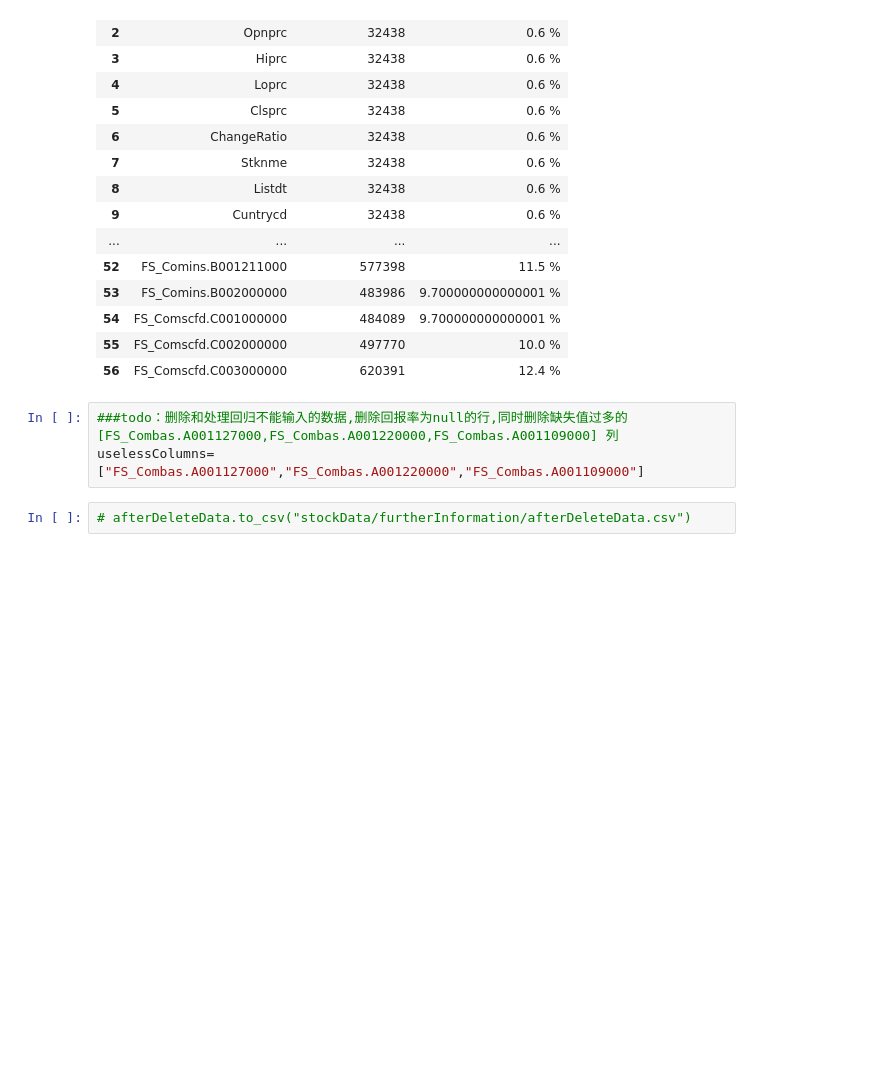
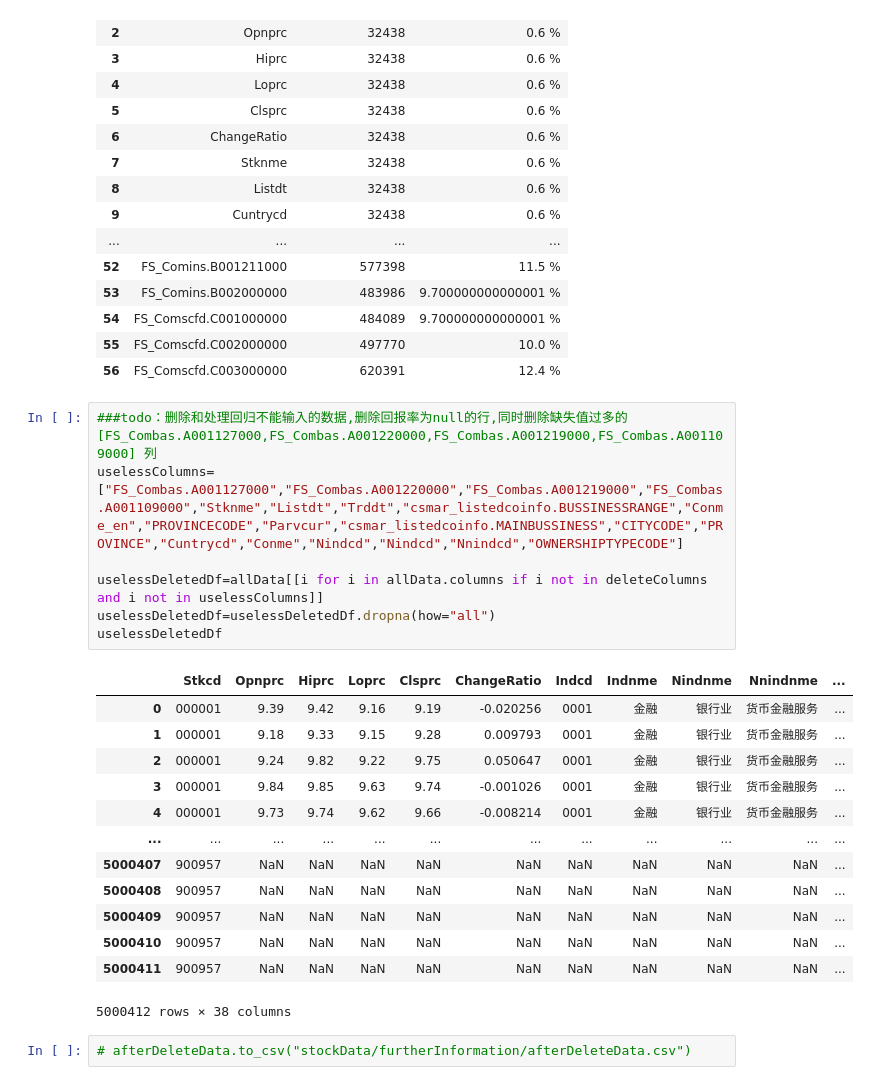
Before and after one commit to Tommyczc/stockMarketAnalysis, a Jupyter notebook: regression.ipynb, the cells around one changed output. Cells and saved outputs as stored; diff of their text form; blank space fills up the shorter version.

```diff
--- a/regression.ipynb
+++ b/regression.ipynb
@@ -137,7 +137,25 @@ num
 | 55 | FS_Comscfd.C002000000 | 497770 | 10.0 % |
 | 56 | FS_Comscfd.C003000000 | 620391 | 12.4 % |
 # %%
-###todo：删除和处理回归不能输入的数据,删除回报率为null的行,同时删除缺失值过多的 [FS_Combas.A001127000,FS_Combas.A001220000,FS_Combas.A001109000] 列
-uselessColumns=["FS_Combas.A001127000","FS_Combas.A001220000","FS_Combas.A001109000"]
+###todo：删除和处理回归不能输入的数据,删除回报率为null的行,同时删除缺失值过多的 [FS_Combas.A001127000,FS_Combas.A001220000,FS_Combas.A001219000,FS_Combas.A001109000] 列
+uselessColumns=["FS_Combas.A001127000","FS_Combas.A001220000","FS_Combas.A001219000","FS_Combas.A001109000","Stknme","Listdt","Trddt","csmar_listedcoinfo.BUSSINESSRANGE","Conme_en","PROVINCECODE","Parvcur","csmar_listedcoinfo.MAINBUSSINESS","CITYCODE","PROVINCE","Cuntrycd","Conme","Nindcd","Nindcd","Nnindcd","OWNERSHIPTYPECODE"]
+
+uselessDeletedDf=allData[[i for i in allData.columns if i not in deleteColumns and i not in uselessColumns]]
+uselessDeletedDf=uselessDeletedDf.dropna(how="all")
+uselessDeletedDf
+# %% [output]
+|  | Stkcd | Opnprc | Hiprc | Loprc | Clsprc | ChangeRatio | Indcd | Indnme | Nindnme | Nnindnme | ... |
+| 0 | 000001 | 9.39 | 9.42 | 9.16 | 9.19 | -0.020256 | 0001 | 金融 | 银行业 | 货币金融服务 | ... |
+| 1 | 000001 | 9.18 | 9.33 | 9.15 | 9.28 | 0.009793 | 0001 | 金融 | 银行业 | 货币金融服务 | ... |
+| 2 | 000001 | 9.24 | 9.82 | 9.22 | 9.75 | 0.050647 | 0001 | 金融 | 银行业 | 货币金融服务 | ... |
+| 3 | 000001 | 9.84 | 9.85 | 9.63 | 9.74 | -0.001026 | 0001 | 金融 | 银行业 | 货币金融服务 | ... |
+| 4 | 000001 | 9.73 | 9.74 | 9.62 | 9.66 | -0.008214 | 0001 | 金融 | 银行业 | 货币金融服务 | ... |
+| ... | ... | ... | ... | ... | ... | ... | ... | ... | ... | ... | ... |
+| 5000407 | 900957 | NaN | NaN | NaN | NaN | NaN | NaN | NaN | NaN | NaN | ... |
+| 5000408 | 900957 | NaN | NaN | NaN | NaN | NaN | NaN | NaN | NaN | NaN | ... |
+| 5000409 | 900957 | NaN | NaN | NaN | NaN | NaN | NaN | NaN | NaN | NaN | ... |
+| 5000410 | 900957 | NaN | NaN | NaN | NaN | NaN | NaN | NaN | NaN | NaN | ... |
+| 5000411 | 900957 | NaN | NaN | NaN | NaN | NaN | NaN | NaN | NaN | NaN | ... |
+5000412 rows × 38 columns
 # %%
 # afterDeleteData.to_csv("stockData/furtherInformation/afterDeleteData.csv")
```
